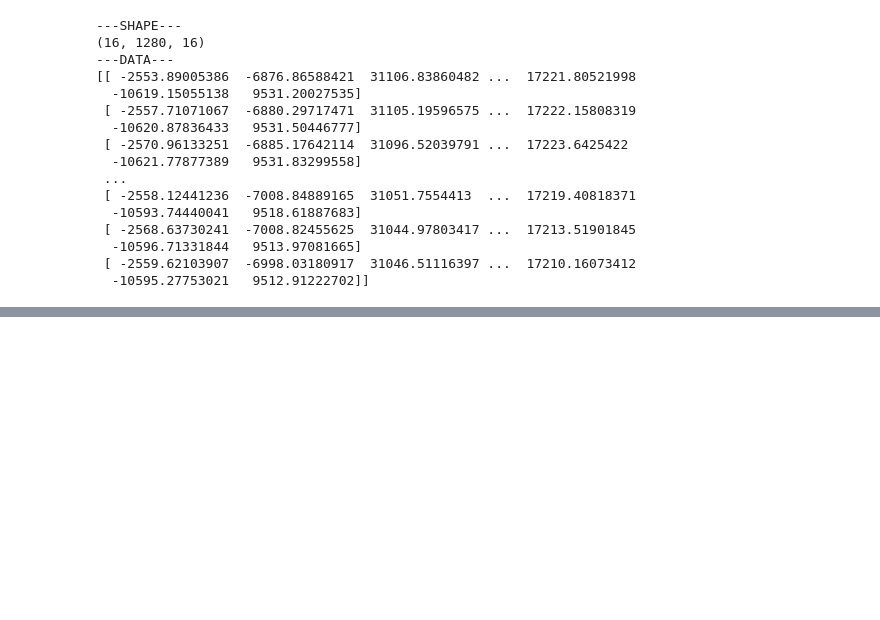
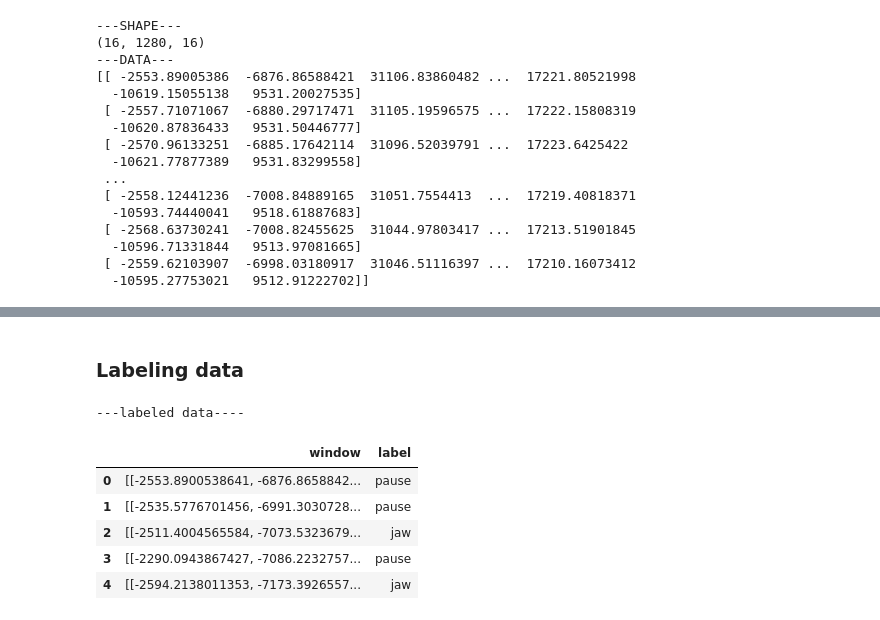
Before and after one commit to albarc3/ProfessorX-Project, a Jupyter notebook: src/artifacts/preprocesing_rubert_jaw.ipynb, the cells around one changed output, grey strips where cells are left out. Saved outputs shown, nothing was run; the diff lists cells and outputs as text; code cells hidden in the pictures; blank space fills up the shorter version.

```diff
--- a/src/artifacts/preprocesing_rubert_jaw.ipynb
+++ b/src/artifacts/preprocesing_rubert_jaw.ipynb
@@ -123,0 +124,26 @@ print(first_window)
+# %% [markdown]
+### Labeling data
+# %%
+def labelingWindows(windows):
+    windowsMap = {'window': [], 'label': []}
+    for i, window in enumerate(windows):
+        even = (i % 2) == 0
+        label = "jaw" if (even and i!=0) else "pause"
+        windowsMap['window'].append(window)
+        windowsMap['label'].append(label)
+    df = pd.DataFrame(windowsMap)
+    df.columns = ['window', 'label']
+    return df
+
+labeledWindows = labelingWindows(windows)
+
+print('---labeled data----')
+labeledWindows.head()
+# %% [output]
+---labeled data----
+|  | window | label |
+| 0 | [[-2553.8900538641, -6876.8658842... | pause |
+| 1 | [[-2535.5776701456, -6991.3030728... | pause |
+| 2 | [[-2511.4004565584, -7073.5323679... | jaw |
+| 3 | [[-2290.0943867427, -7086.2232757... | pause |
+| 4 | [[-2594.2138011353, -7173.3926557... | jaw |
```
Also changed, not shown: parts of 1 cell of this notebook.
